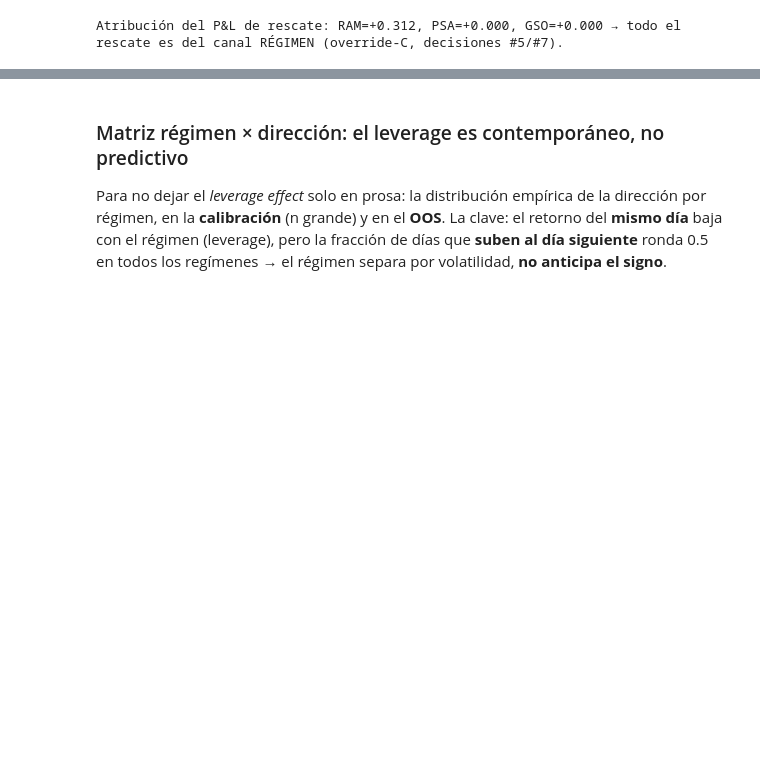
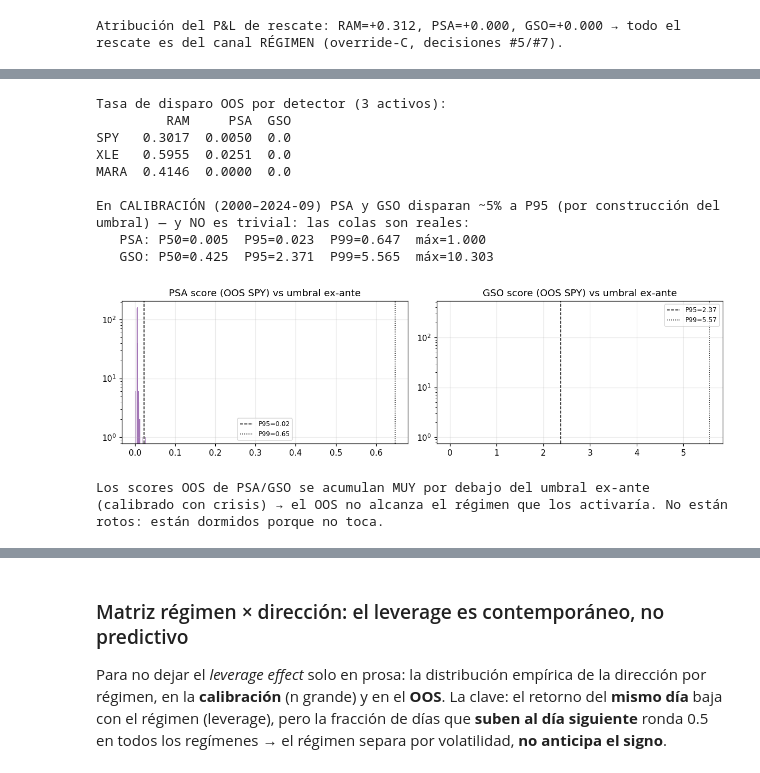
Before and after one commit to RaquelGarciah/Real-time-statistical-supervision-of-an-AI-trading-agent, a Jupyter notebook: notebooks/STRATA_marco_practico.ipynb, the cells around one changed output, grey strips where cells are left out. Saved outputs shown, nothing was run; the diff lists cells and outputs as text; code cells hidden in the pictures; blank space fills up the shorter version.

```diff
--- a/notebooks/STRATA_marco_practico.ipynb
+++ b/notebooks/STRATA_marco_practico.ipynb
@@ -82,6 +82,8 @@ NOC  = _load("outputs/experiments/net_of_cost_panel.json")              # net-of
 SPYIV = _load("outputs/experiments/spy_intervention_variants.json")      # SPY: abstención/override + sensibilidad de umbrales
 NAT = {a: CLU["por_activo"][a]["nat"] for a in CLU["por_activo"]}        # naturaleza por activo (leverage/crisis/vol/sesgo)
 SPYME = _load("outputs/experiments/spy_mechanism_extras.json")           # SPY: daily (régimen/posiciones/p1) + SHAP dependency + cuota rodante
+THR = _load("cache/models/strata_thresholds.json")                       # umbrales ex-ante PSA/GSO (calib 2000–2024-09)
+DETXLE = _load("outputs/experiments/detector_analysis_XLE.json"); DETMAR = _load("outputs/experiments/detector_analysis_MARA.json")
 
 # --- Panel de 10 (cuerpo) + 5 en apéndice de límite ---
 PANEL10 = ["SPY", "QQQ", "XLF", "DIA", "XLK", "XLE", "ROKU", "SMCI", "MARA", "UNG"]
@@ -262,0 +279,34 @@ Atribución del P&L de rescate: RAM=+0.312, PSA=+0.000, GSO=+0.000 → todo el r
+# %%
+# Evidencia 1+2: disparo en CALIBRACIÓN vs OOS, y dónde caen los scores OOS frente al umbral ex-ante
+fire_oos = {tk: {d: D["detectores"][d]["tasa_disparo"] for d in ("RAM", "PSA", "GSO")}
+            for tk, D in (("SPY", DET), ("XLE", DETXLE), ("MARA", DETMAR))}
+print("Tasa de disparo OOS por detector (3 activos):")
+print(pd.DataFrame(fire_oos).T.to_string())
+print(f"\nEn CALIBRACIÓN (2000–2024-09) PSA y GSO disparan ~{THR['psa']['activation_pct_at_p95']:.0%} a P95 (por "
+      "construcción del umbral) — y NO es trivial: las colas son reales:")
+for k in ("psa", "gso"):
+    dd = THR[k]["score_distribution"]
+    print(f"   {k.upper()}: P50={dd['p50']:.3f}  P95={dd['p95']:.3f}  P99={dd['p99']:.3f}  máx={dd['max']:.3f}")
+# scores OOS de SPY: ¿dónde caen frente a P95/P99?
+sc = DET["scores"]; thr = sc["umbrales"]
+fig, axes = plt.subplots(1, 2, figsize=(11, 3.2))
+for ax, key, name, p95, p99 in [(axes[0], "psa_score", "PSA", thr["PSA_p95"], thr["PSA_p99"]),
+                                 (axes[1], "gso_score", "GSO", thr["GSO_p95"], thr["GSO_p99"])]:
+    ax.hist(sc[key], bins=30, color="#7d3c98", alpha=.7)
+    ax.axvline(p95, color="k", ls="--", lw=1, label=f"P95={p95:.2f}"); ax.axvline(p99, color="k", ls=":", lw=1, label=f"P99={p99:.2f}")
+    ax.set_title(f"{name} score (OOS SPY) vs umbral ex-ante"); ax.legend(fontsize=8); ax.set_yscale("log")
+plt.tight_layout(); plt.show()
+print("Los scores OOS de PSA/GSO se acumulan MUY por debajo del umbral ex-ante (calibrado con crisis) → el OOS "
+      "no alcanza el régimen que los activaría. No están rotos: están dormidos porque no toca.")
+# %% [output]
+Tasa de disparo OOS por detector (3 activos):
+         RAM     PSA  GSO
+SPY   0.3017  0.0050  0.0
+XLE   0.5955  0.0251  0.0
+MARA  0.4146  0.0000  0.0
+
+En CALIBRACIÓN (2000–2024-09) PSA y GSO disparan ~5% a P95 (por construcción del umbral) — y NO es trivial: las colas son reales:
+   PSA: P50=0.005  P95=0.023  P99=0.647  máx=1.000
+   GSO: P50=0.425  P95=2.371  P99=5.565  máx=10.303
+[figure, added]
+Los scores OOS de PSA/GSO se acumulan MUY por debajo del umbral ex-ante (calibrado con crisis) → el OOS no alcanza el régimen que los activaría. No están rotos: están dormidos porque no toca.
```
Also changed, not shown: parts of 2 cells of this notebook, 1 other file.
